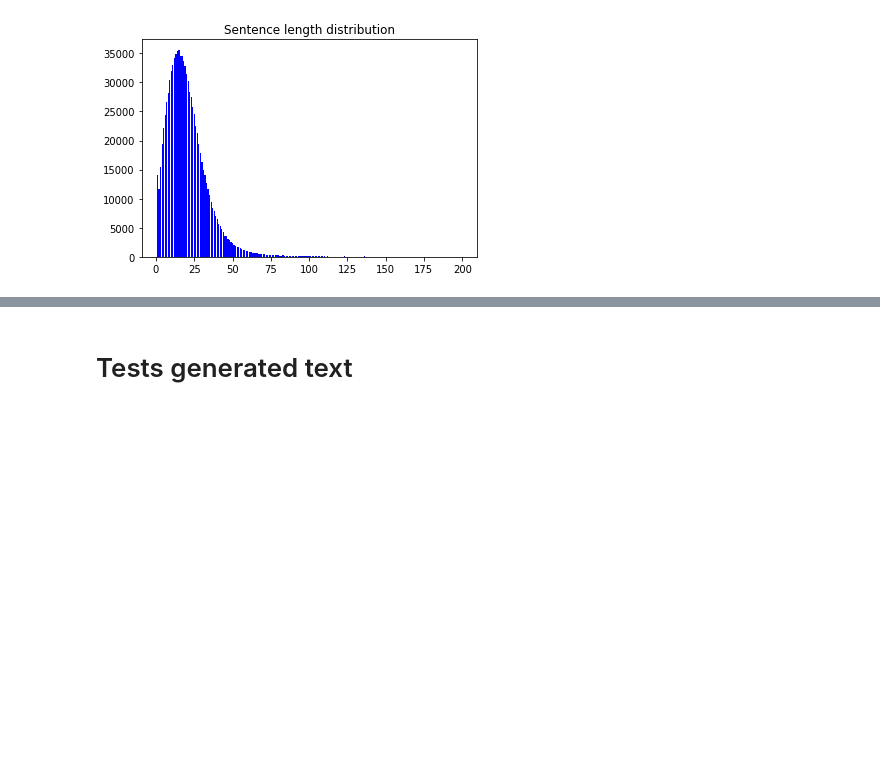
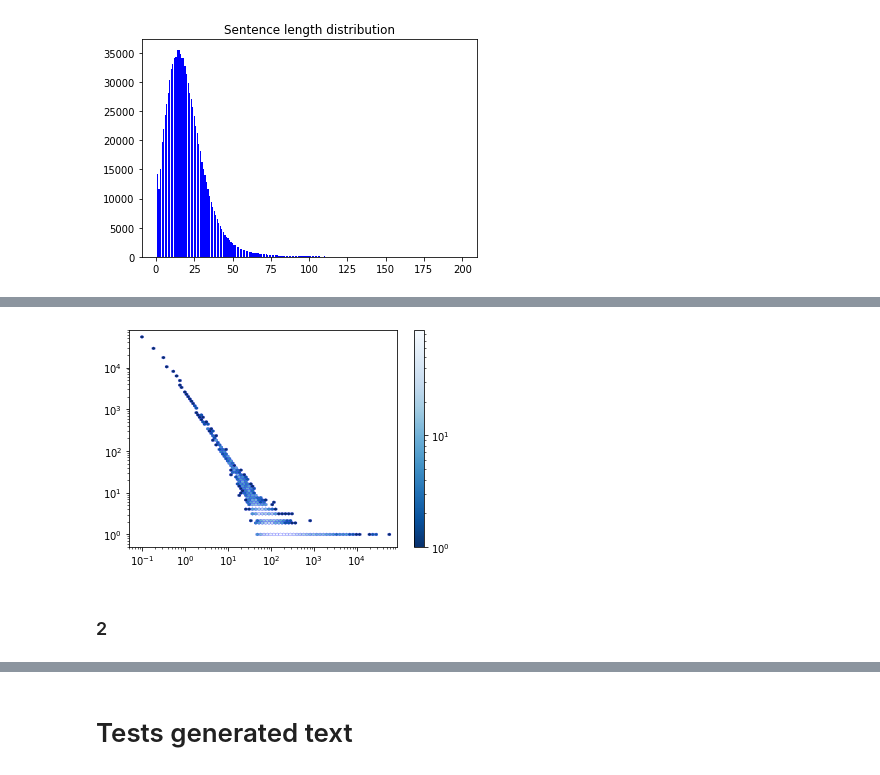
Before and after one commit to remvanthull/Thesis, a Jupyter notebook: LargeLanguageModels.ipynb, the cells around one changed output, grey strips where cells are left out. Cells and saved outputs as stored; diff of their text form; code cells hidden in the pictures; blank space fills up the shorter version.

```diff
--- a/LargeLanguageModels.ipynb
+++ b/LargeLanguageModels.ipynb
@@ -277,0 +403,6 @@ def mean_ranks(ranks_df):
+# %%
+def freq_of_freqs_hexbin_plot(freqs):
+    freq_of_freqs = collections.Counter(freqs)
+    hexbin_plot(list(freq_of_freqs.keys()), freq_of_freqs.values())
+    plt.show()
+    return None
@@ -618,5 +1022,3 @@ plt.title("Sentence length distribution")
 plt.show()
 # %% [output]
 [figure]
-# %%
-real_plot_1 = pipeline(rank_sents, freq_sents, 1000000, 10)
@@ -636,0 +1031,4 @@ MANDELBROT
+# %%
+freq_of_freqs_hexbin_plot(real_plot_1['Frequency'])
+# %% [output]
+[figure, added]
@@ -636,0 +1037,2 @@ MANDELBROT
+# %% [markdown]
+### 2
```
Also changed, not shown: parts of 351 cells of this notebook.
